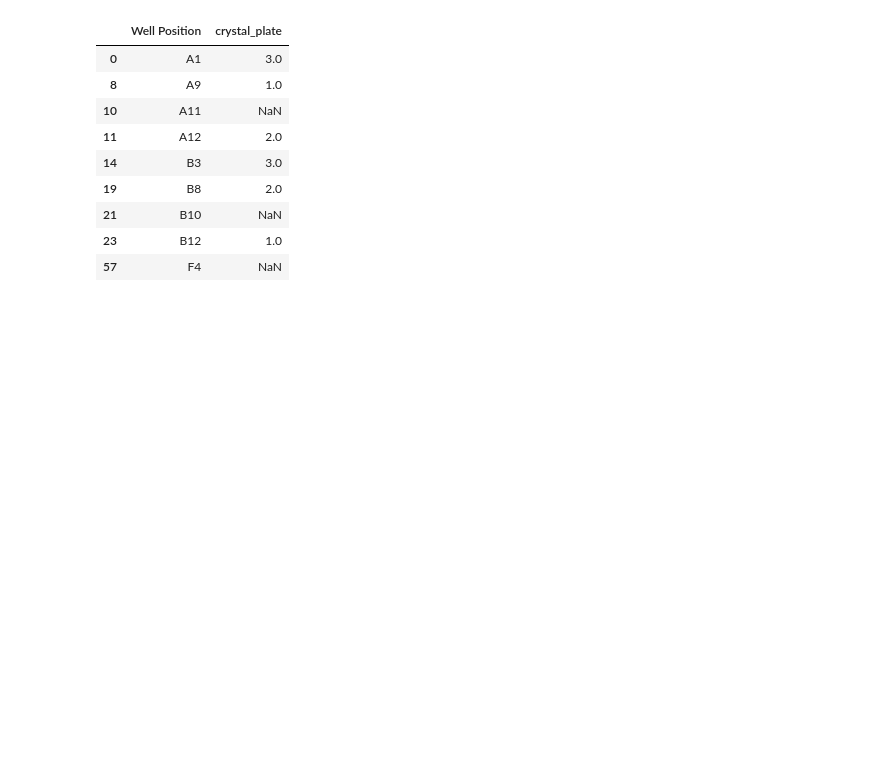
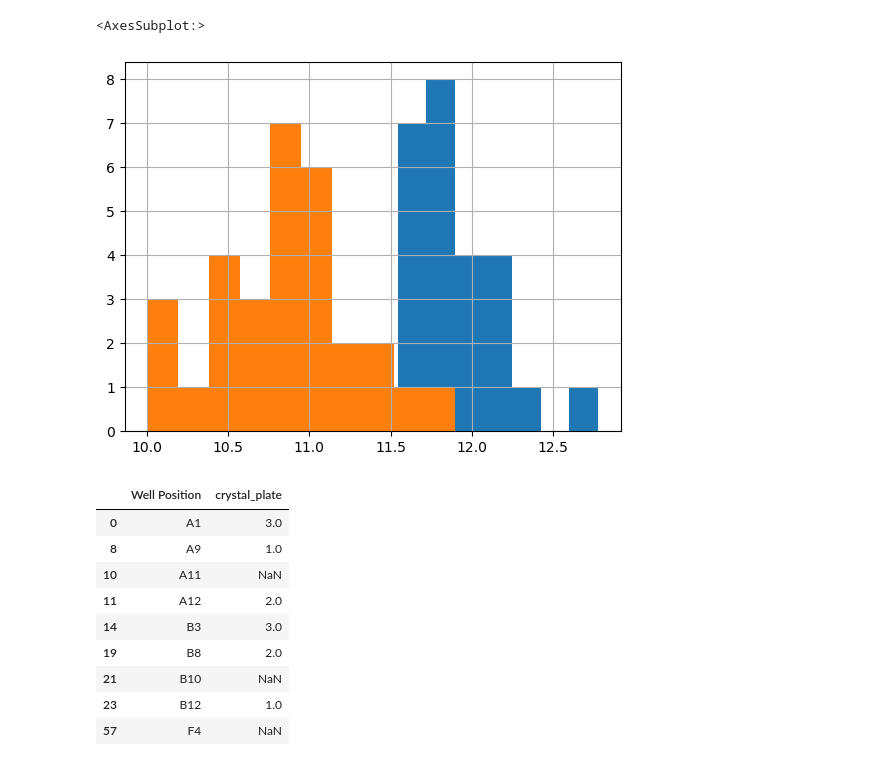
Before and after one commit to profdocpizza/deltaproteinsBristol, a Jupyter notebook: experimental_results.ipynb, the cells around one changed output. Drawn from its saved outputs; the diff is of its cells as text; code cells hidden in the pictures; blank space fills up the shorter version.

```diff
--- a/experimental_results.ipynb
+++ b/experimental_results.ipynb
@@ -62,3 +102,9 @@ df = load_deltaprot_designs_data()
+# %%
+df[df.name.str.startswith("no_disulfide_")].dp_finder_scale.hist()
+df[df.name.str.startswith("variable")].dp_finder_scale.hist()
+# %% [output]
+<AxesSubplot:>
+[figure, added]
 # %%
 
 # populate received_from_idt column. Received everything except for C2,C4,D5,D6,F2,F3,F6
```
Also changed, not shown: parts of 6 cells of this notebook, 41 other files.
